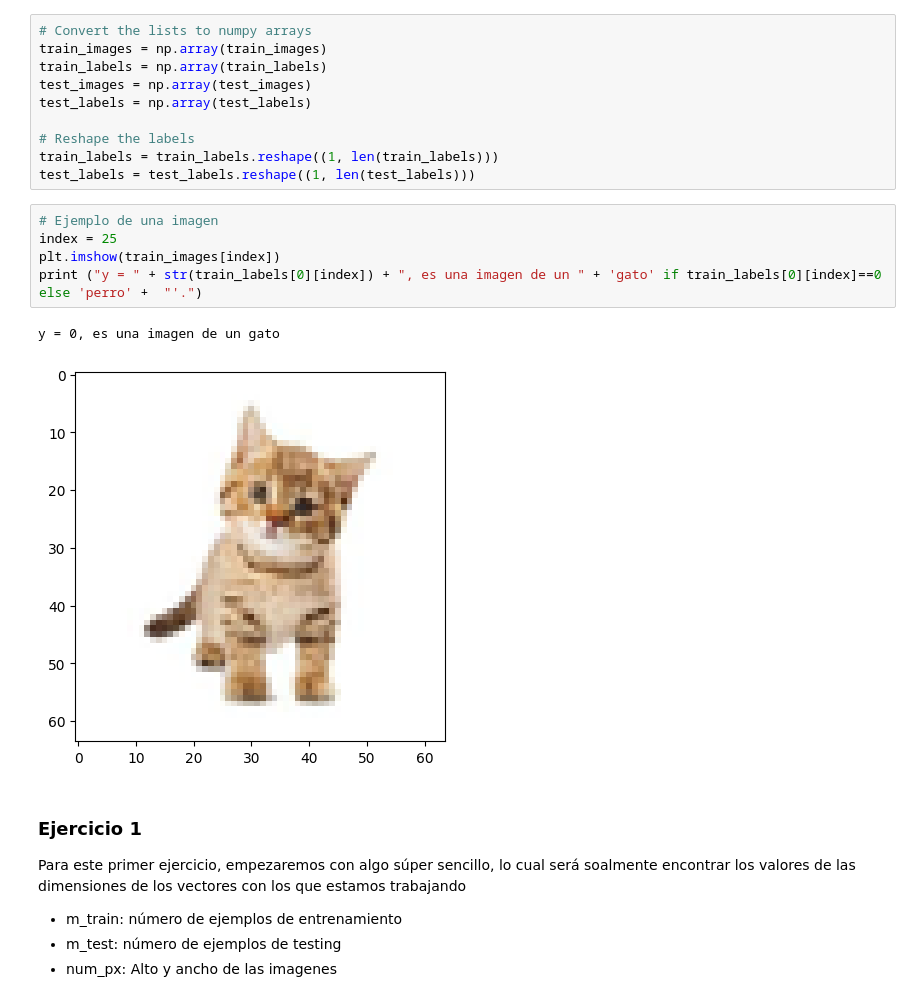
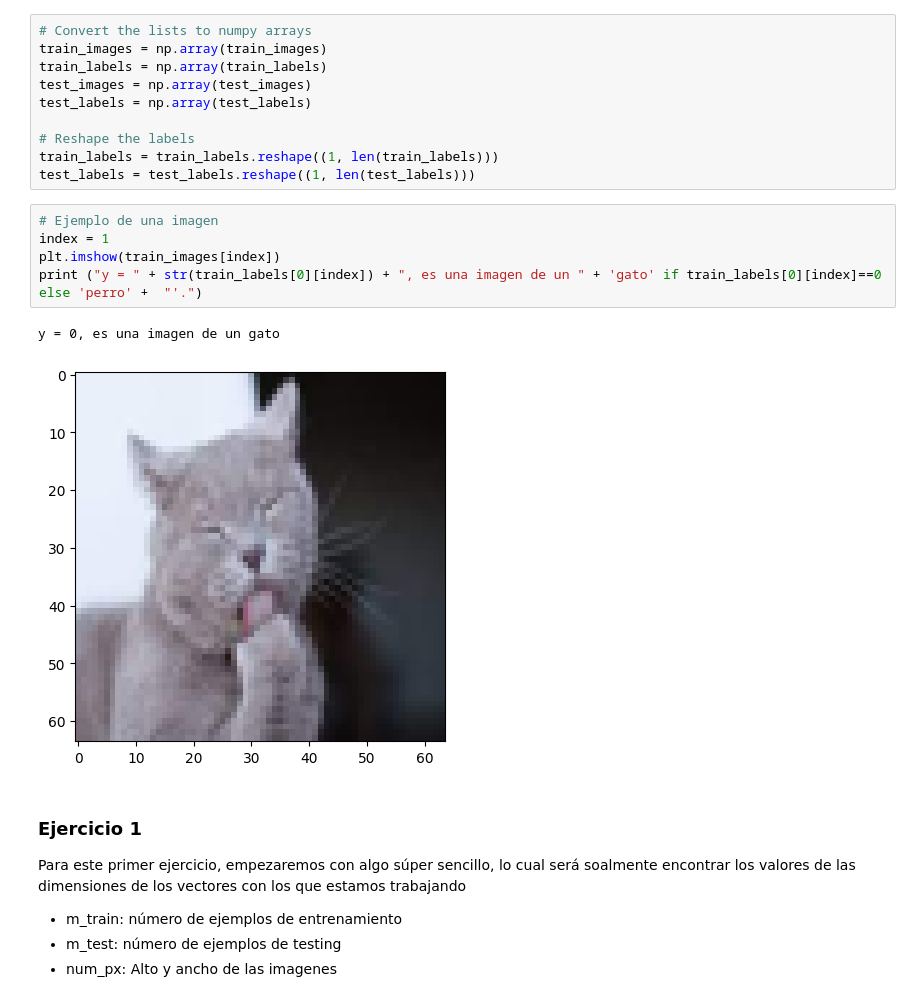
Before and after one commit to andreadelou/Lab1_DeepLearning, a Jupyter notebook: lab1 (1).ipynb, the cells around one changed output. Drawn from its saved outputs; the diff is of its cells as text.

```diff
--- a/lab1 (1).ipynb
+++ b/lab1 (1).ipynb
@@ -175,12 +175,12 @@ train_labels = train_labels.reshape((1, len(train_labels)))
 test_labels = test_labels.reshape((1, len(test_labels)))
 # %%
 # Ejemplo de una imagen
-index = 25
+index = 1
 plt.imshow(train_images[index])
 print ("y = " + str(train_labels[0][index]) + ", es una imagen de un " + 'gato' if train_labels[0][index]==0 else 'perro' +  "'.")
 # %% [output]
 y = 0, es una imagen de un gato
-[figure, old version]
+[figure, new version]
 # %% [markdown]
 ### Ejercicio 1
 Para este primer ejercicio, empezaremos con algo súper sencillo, lo cual será soalmente encontrar los valores de las dimensiones de los vectores con los que estamos trabajando
```
Also changed, not shown: parts of 2 cells of this notebook.
